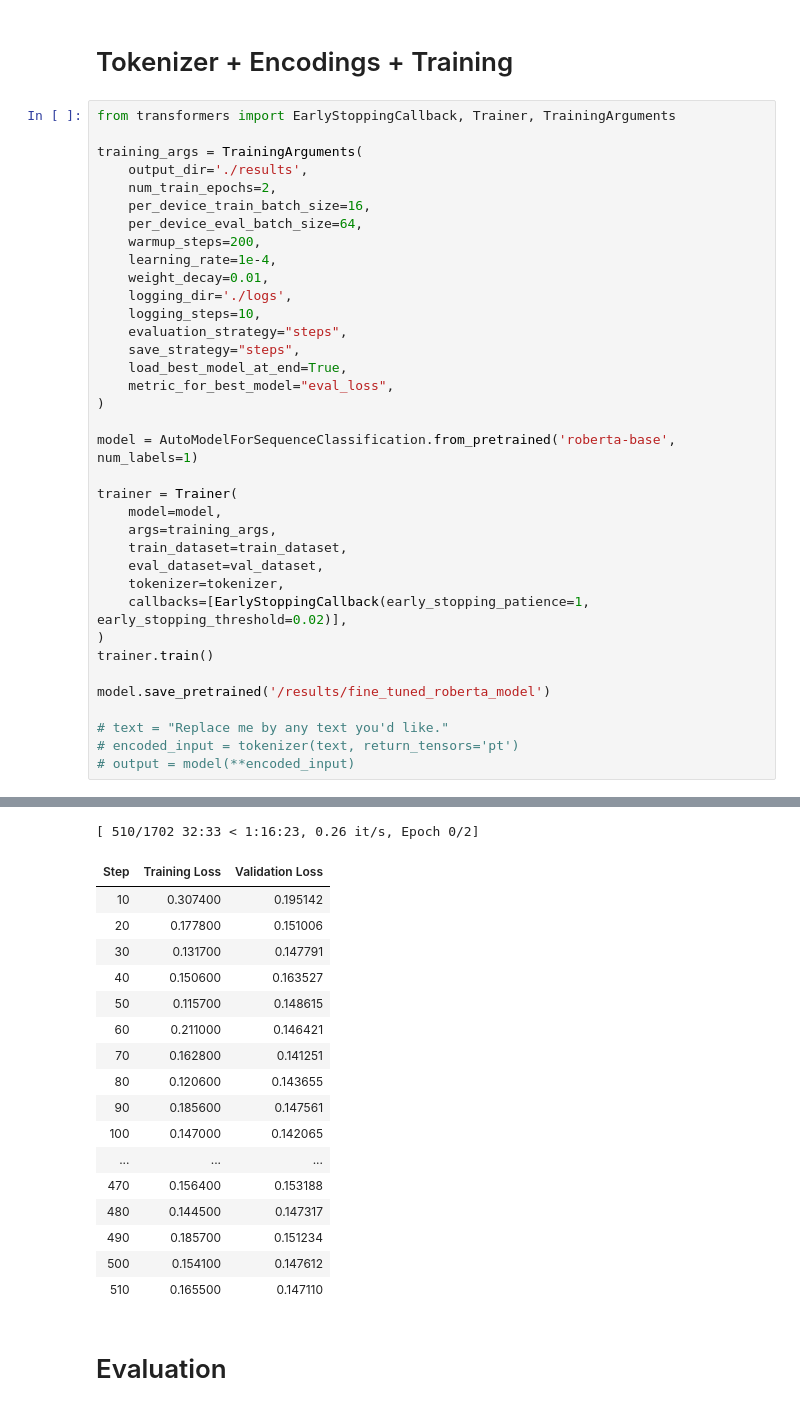
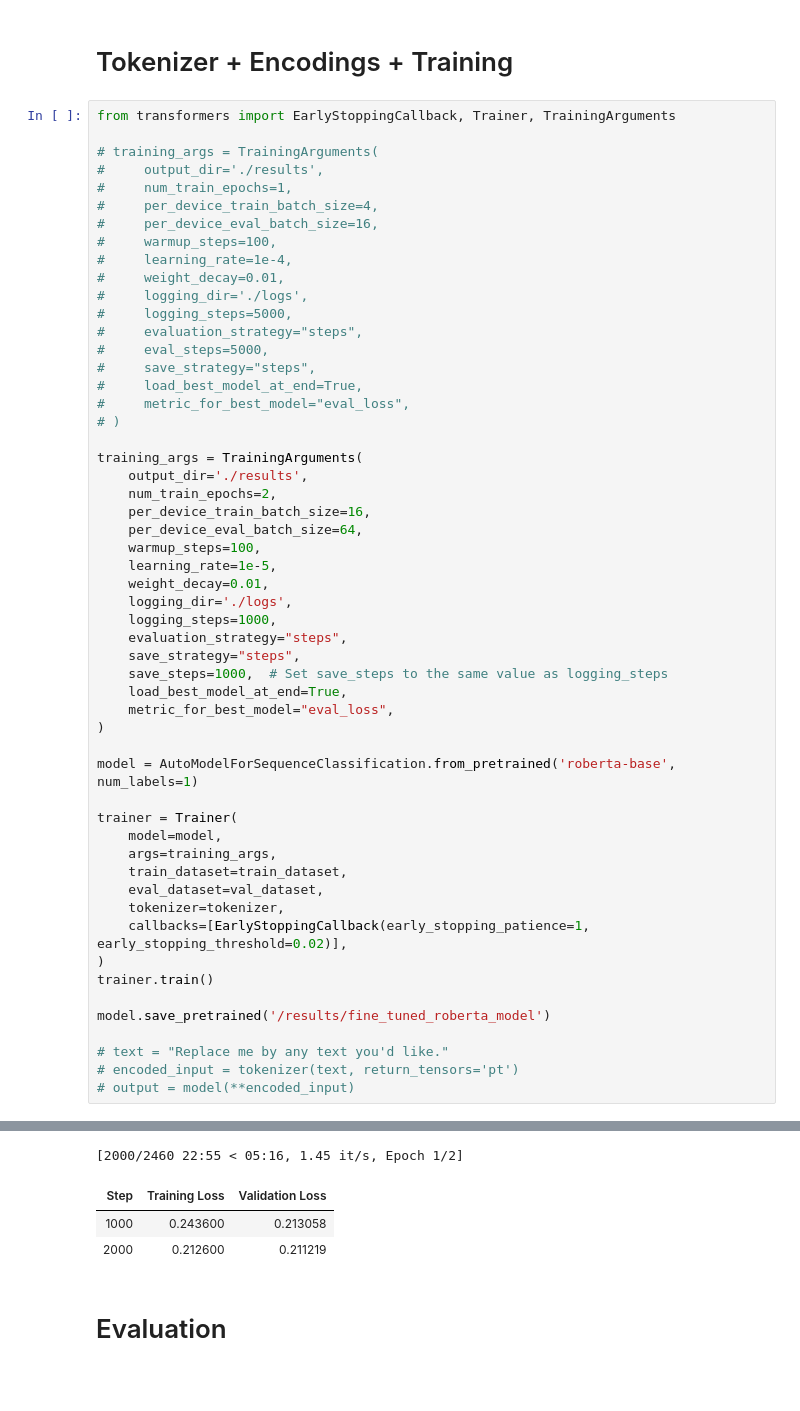
Before and after one commit to EliMartian/roberta_model_fine_tuning, a Jupyter notebook: fine_tuning_roberta.ipynb, the cells around one changed output, grey strips where cells are left out. Cells and saved outputs as stored; diff of their text form; blank space fills up the shorter version.

```diff
--- a/fine_tuning_roberta.ipynb
+++ b/fine_tuning_roberta.ipynb
@@ -211,61 +249,65 @@ test_dataset = ToxicDataset(test_encodings, test_labels)
 # Tokenizer + Encodings + Training
 # %%
 from transformers import EarlyStoppingCallback, Trainer, TrainingArguments
+
+# training_args = TrainingArguments(
+#     output_dir='./results',
+#     num_train_epochs=1,
+#     per_device_train_batch_size=4,
+#     per_device_eval_batch_size=16,
+#     warmup_steps=100,
+#     learning_rate=1e-4,
+#     weight_decay=0.01,
+#     logging_dir='./logs',
+#     logging_steps=5000,
+#     evaluation_strategy="steps",
+#     eval_steps=5000,
+#     save_strategy="steps",
+#     load_best_model_at_end=True,
+#     metric_for_best_model="eval_loss",
+# )
 
 training_args = TrainingArguments(
     output_dir='./results',
     num_train_epochs=2,
     per_device_train_batch_size=16,
     per_device_eval_batch_size=64,
-    warmup_steps=200,
-    learning_rate=1e-4,
+    warmup_steps=100,
+    learning_rate=1e-5,
     weight_decay=0.01,
     logging_dir='./logs',
-    logging_steps=10,
+    logging_steps=1000,
     evaluation_strategy="steps",
     save_strategy="steps",
+    save_steps=1000,  # Set save_steps to the same value as logging_steps
     load_best_model_at_end=True,
     metric_for_best_model="eval_loss",
 )
 
 model = AutoModelForSequenceClassification.from_pretrained('roberta-base', num_labels=1)
 
 trainer = Trainer(
     model=model,
     args=training_args,
     train_dataset=train_dataset,
     eval_dataset=val_dataset,
     tokenizer=tokenizer,
     callbacks=[EarlyStoppingCallback(early_stopping_patience=1, early_stopping_threshold=0.02)],
 )
 trainer.train()
 
 model.save_pretrained('/results/fine_tuned_roberta_model')
 
 # text = "Replace me by any text you'd like."
 # encoded_input = tokenizer(text, return_tensors='pt')
 # output = model(**encoded_input)
 # %% [output]
 Some weights of RobertaForSequenceClassification were not initialized from the model checkpoint at roberta-base and are newly initialized: ['classifier.dense.bias', 'classifier.dense.weight', 'classif ...
 You should probably TRAIN this model on a down-stream task to be able to use it for predictions and inference.
-[ 510/1702 32:33 < 1:16:23, 0.26 it/s, Epoch 0/2]
+[2000/2460 22:55 < 05:16, 1.45 it/s, Epoch 1/2]
 | Step | Training Loss | Validation Loss |
-| 10 | 0.307400 | 0.195142 |
-| 20 | 0.177800 | 0.151006 |
-| 30 | 0.131700 | 0.147791 |
-| 40 | 0.150600 | 0.163527 |
-| 50 | 0.115700 | 0.148615 |
-| 60 | 0.211000 | 0.146421 |
-| 70 | 0.162800 | 0.141251 |
-| 80 | 0.120600 | 0.143655 |
-| 90 | 0.185600 | 0.147561 |
-| 100 | 0.147000 | 0.142065 |
-| ... | ... | ... |
-| 470 | 0.156400 | 0.153188 |
-| 480 | 0.144500 | 0.147317 |
-| 490 | 0.185700 | 0.151234 |
-| 500 | 0.154100 | 0.147612 |
-| 510 | 0.165500 | 0.147110 |
+| 1000 | 0.243600 | 0.213058 |
+| 2000 | 0.212600 | 0.211219 |
 # %% [markdown]
 # Evaluation
 # %%
```
Also changed, not shown: parts of 6 cells of this notebook, 1 other file.
